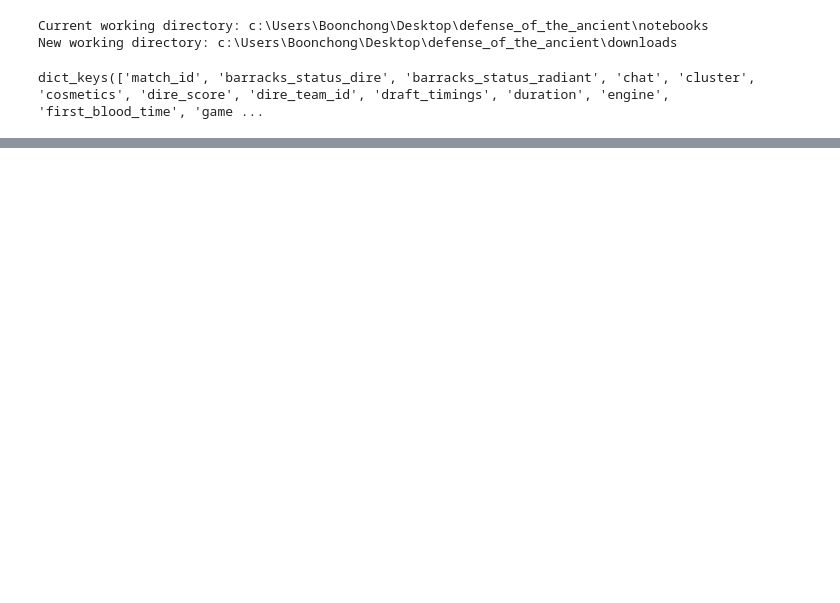
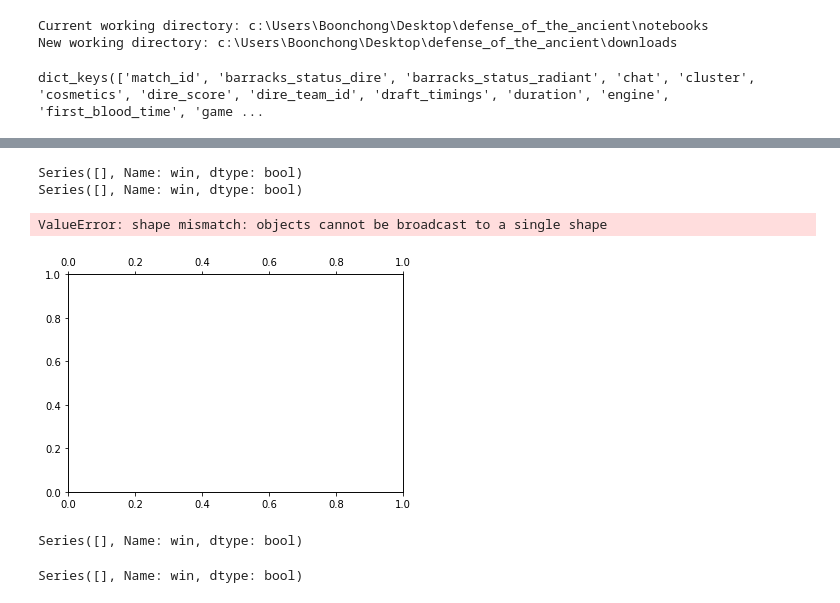
Before and after one commit to Bcpeh/defense_of_the_ancient, a Jupyter notebook: notebooks/analysis.ipynb, the cells around one changed output, grey strips where cells are left out. Saved outputs shown, nothing was run; the diff lists cells and outputs as text; code cells hidden in the pictures; blank space fills up the shorter version.

```diff
--- a/notebooks/analysis.ipynb
+++ b/notebooks/analysis.ipynb
@@ -19,0 +89,38 @@ dict_keys(['match_id', 'barracks_status_dire', 'barracks_status_radiant', 'chat'
+# %%
+N = 10
+tail10 = winrate.iloc[:N]
+head10 = winrate.iloc[-N:]
+print(head10)
+print(tail10)
+
+fig, ax1 = plt.subplots()
+ax2 = ax1.twiny()
+
+ax1.bar(range(N), 100 * head10.values)
+ax1.bar(range(N), 100 * tail10.values)
+
+ax1.set_xticks(range(N))
+ax1.set_xticklabels(convert2name(tail10.index))
+ax2.set_xlim(ax1.get_xlim())
+ax2.set_xticks(range(N))
+ax2.set_xticklabels(convert2name(head10.index))
+ax1.tick_params(axis='x', rotation=45)
+ax2.tick_params(axis='x', rotation=45)
+ax1.set_ylabel('winrate')
+
+ax1.set_title('Top/Bottom 10 winrate for last picks in 230821')
+ax1.axhline(y=50, linestyle='--', color='red')
+plt.show()
+# %% [output]
+Series([], Name: win, dtype: bool)
+Series([], Name: win, dtype: bool)
+ValueError: shape mismatch: objects cannot be broadcast to a single shape
+[figure, added]
+# %%
+tail10
+# %% [output]
+Series([], Name: win, dtype: bool)
+# %%
+head10
+# %% [output]
+Series([], Name: win, dtype: bool)
```
Also changed, not shown: parts of 5 cells of this notebook, 5 other files.
